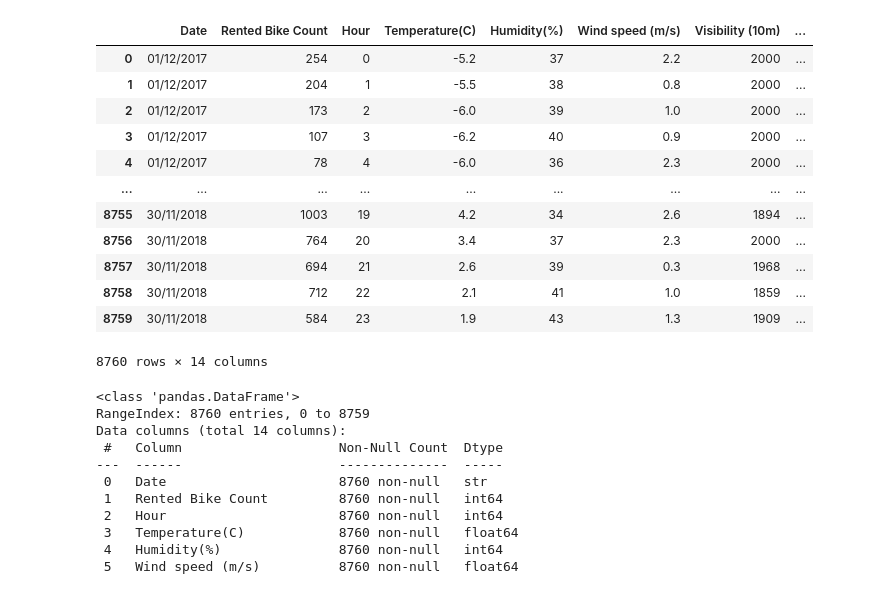
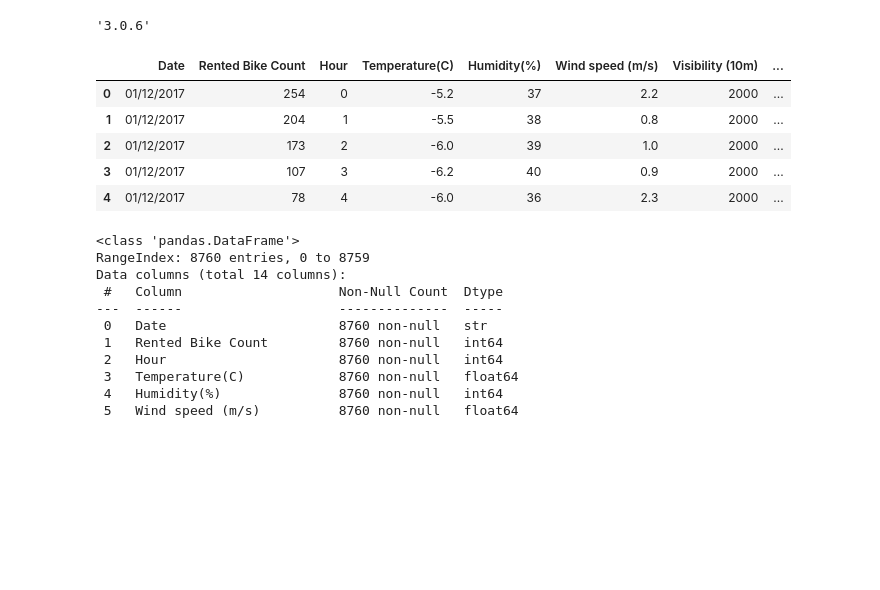
Before and after one commit to AndresDAM2526/SIA, a Jupyter notebook: EDA_Seoul_Bikes.ipynb, the cells around one changed output. Drawn from its saved outputs; the diff is of its cells as text; code cells hidden in the pictures; blank space fills up the shorter version.

```diff
--- a/EDA_Seoul_Bikes.ipynb
+++ b/EDA_Seoul_Bikes.ipynb
@@ -2,23 +2,19 @@
 import pandas as pd
 import matplotlib.pyplot as plt
 import numpy as np
+pd.__version__
+# %% [output]
+'3.0.6'
 # %%
-seoul_bikes=pd.read_csv('/home/andrescg/Documentos/IA/PIA/res/SeoulBikeData.csv',sep=',')
-display(seoul_bikes)
+seoul_bikes=pd.read_csv('/home/andrescg01/Documentos/PIA/res/SeoulBikeData.csv',sep=',')
+seoul_bikes.head(5)
 # %% [output]
 |  | Date | Rented Bike Count | Hour | Temperature(C) | Humidity(%) | Wind speed (m/s) | Visibility (10m) | ... |
 | 0 | 01/12/2017 | 254 | 0 | -5.2 | 37 | 2.2 | 2000 | ... |
 | 1 | 01/12/2017 | 204 | 1 | -5.5 | 38 | 0.8 | 2000 | ... |
 | 2 | 01/12/2017 | 173 | 2 | -6.0 | 39 | 1.0 | 2000 | ... |
 | 3 | 01/12/2017 | 107 | 3 | -6.2 | 40 | 0.9 | 2000 | ... |
 | 4 | 01/12/2017 | 78 | 4 | -6.0 | 36 | 2.3 | 2000 | ... |
-| ... | ... | ... | ... | ... | ... | ... | ... | ... |
-| 8755 | 30/11/2018 | 1003 | 19 | 4.2 | 34 | 2.6 | 1894 | ... |
-| 8756 | 30/11/2018 | 764 | 20 | 3.4 | 37 | 2.3 | 2000 | ... |
-| 8757 | 30/11/2018 | 694 | 21 | 2.6 | 39 | 0.3 | 1968 | ... |
-| 8758 | 30/11/2018 | 712 | 22 | 2.1 | 41 | 1.0 | 1859 | ... |
-| 8759 | 30/11/2018 | 584 | 23 | 1.9 | 43 | 1.3 | 1909 | ... |
-8760 rows × 14 columns
 # %%
 seoul_bikes.info()
 # %% [output]
```
Also changed, not shown: parts of 2 cells of this notebook.
